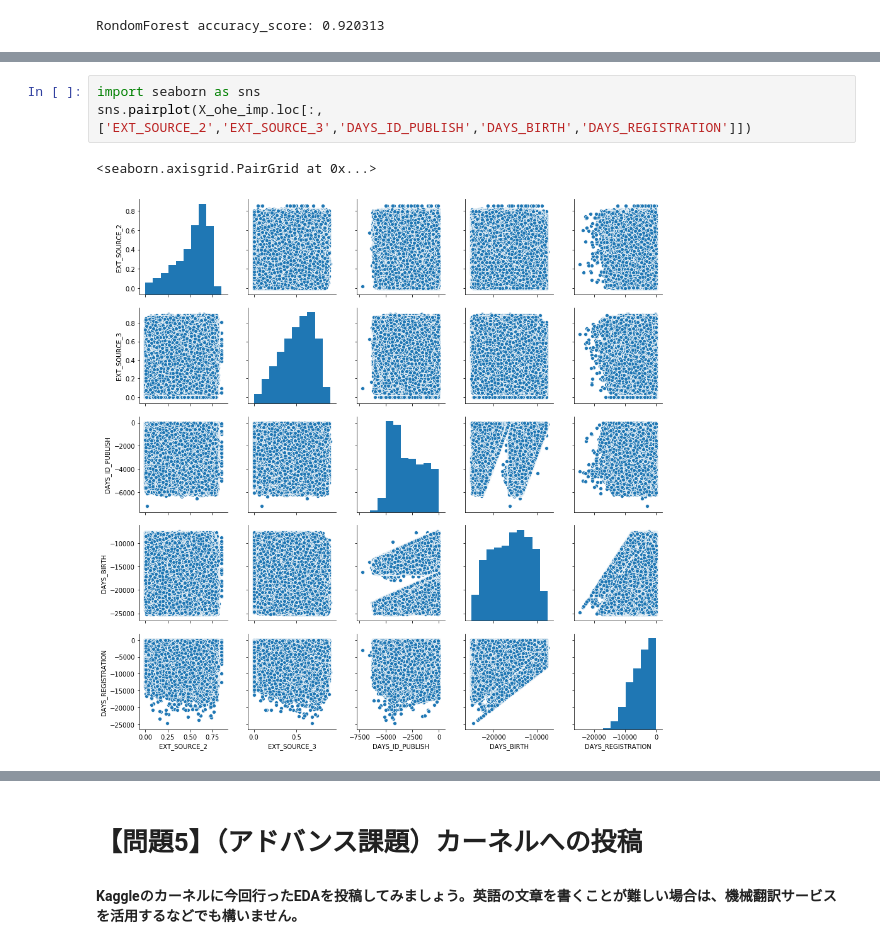
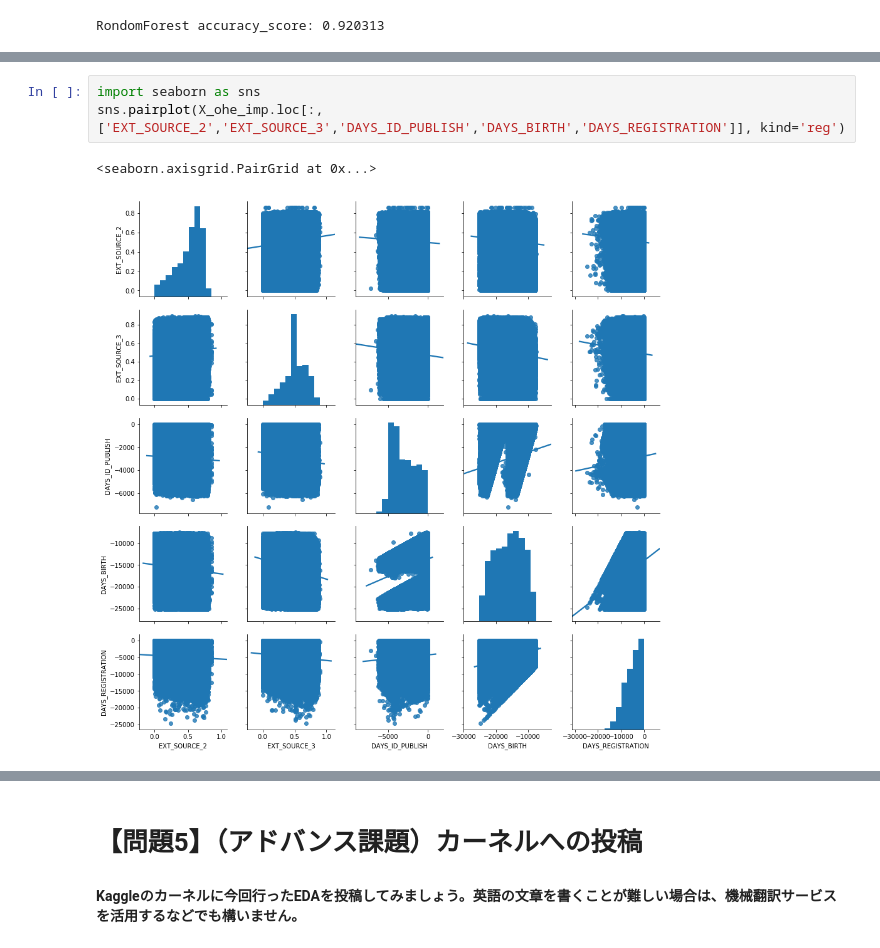
Before and after one commit to KOHEITERAO/diveintocode-ml, a Jupyter notebook: week3-session.ipynb, the cells around one changed output, grey strips where cells are left out. Saved outputs shown, nothing was run; the diff lists cells and outputs as text.

```diff
--- a/week3-session.ipynb
+++ b/week3-session.ipynb
@@ -431,10 +431,10 @@ display("important feature top100:",X_importance.head(100))
 100 rows × 1 columns
 # %%
 import seaborn as sns
-sns.pairplot(X_ohe_imp.loc[:,['EXT_SOURCE_2','EXT_SOURCE_3','DAYS_ID_PUBLISH','DAYS_BIRTH','DAYS_REGISTRATION']])
+sns.pairplot(X_ohe_imp.loc[:,['EXT_SOURCE_2','EXT_SOURCE_3','DAYS_ID_PUBLISH','DAYS_BIRTH','DAYS_REGISTRATION']], kind='reg')
 # %% [output]
 <seaborn.axisgrid.PairGrid at 0x...>
-[figure, old version]
+[figure, new version]
 # %%
 sns.distplot(X_ohe_imp.EXT_SOURCE_1)
 # %% [output]
```
Also changed, not shown: parts of 13 cells of this notebook.
